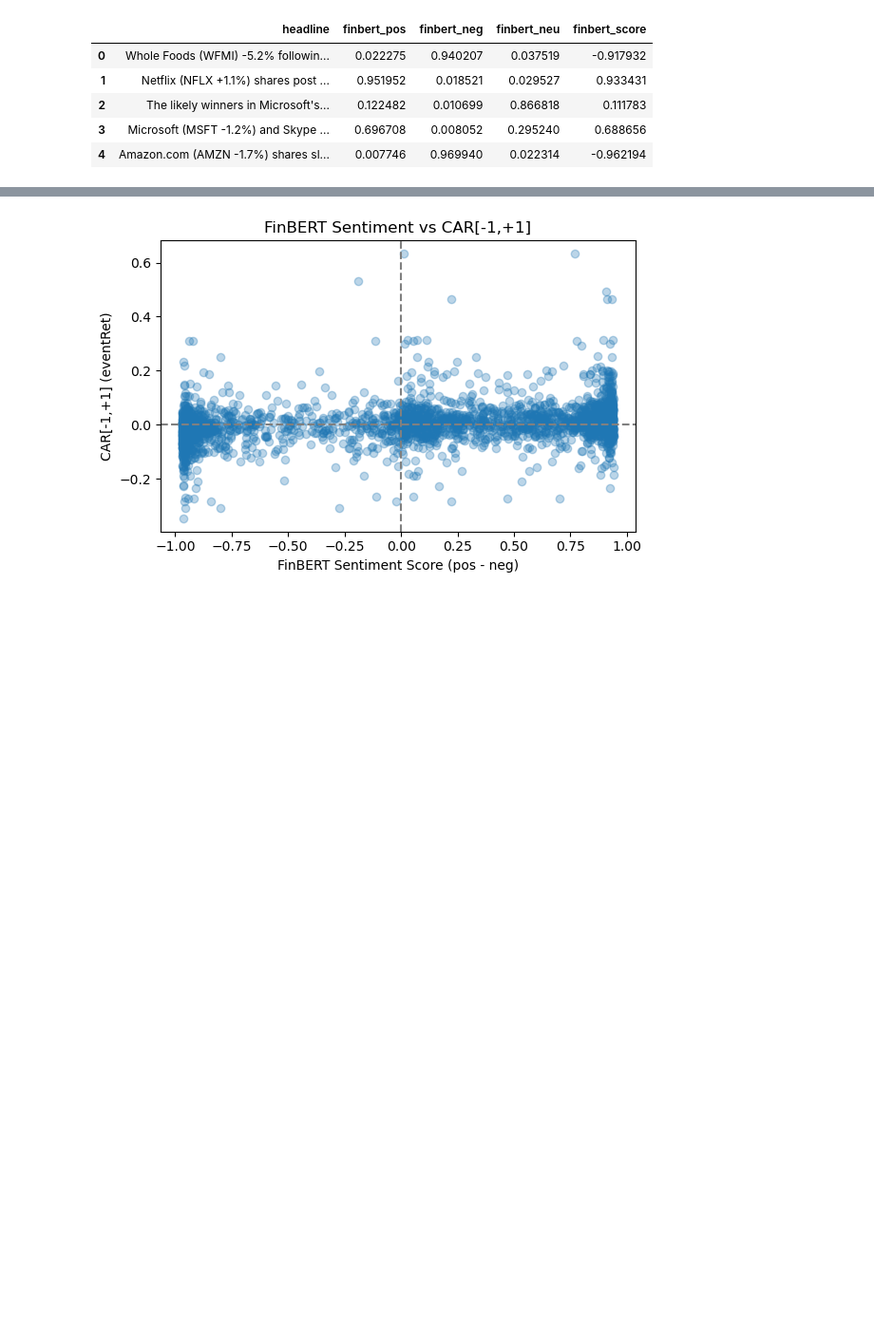
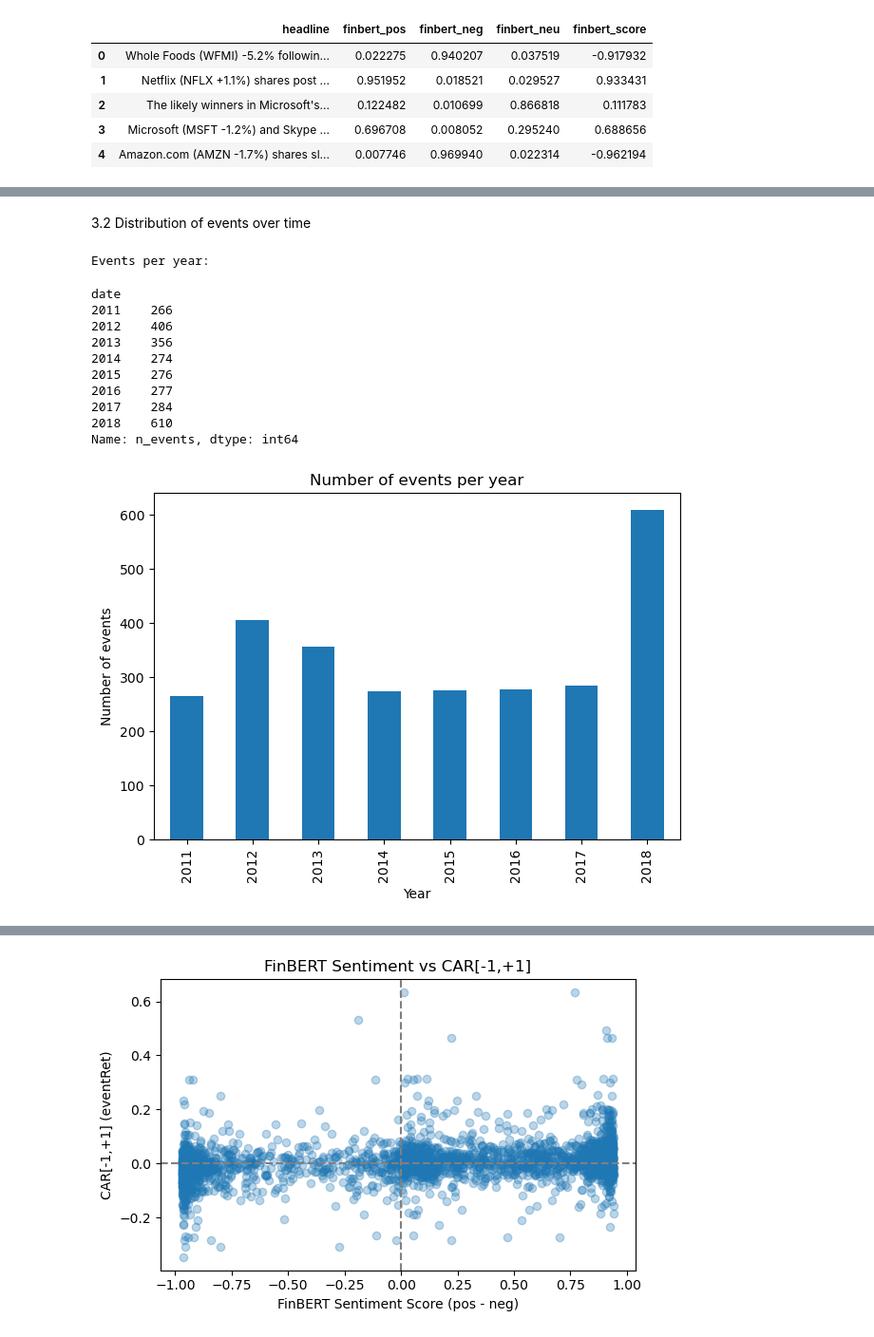
Before and after one commit to Jeandeng47/earnings-alpha, a Jupyter notebook: notebooks/final.ipynb, the cells around one changed output, grey strips where cells are left out. Shown at 95% size. Cells and saved outputs as stored; diff of their text form; code cells hidden in the pictures; blank space fills up the shorter version.

```diff
--- a/notebooks/final.ipynb
+++ b/notebooks/final.ipynb
@@ -189,0 +216,35 @@ data_df[["headline", "finbert_pos", "finbert_neg", "finbert_neu", "finbert_score
+# %% [markdown]
+3.2 Distribution of events over time
+# %%
+events_per_year = (
+    pd.Series(data_df['date'])
+    .astype('datetime64[ns]')
+    .dt.year
+    .value_counts()
+    .sort_index()
+    .rename("n_events")
+)
+
+print("Events per year:")
+display(events_per_year)
+
+plt.figure()
+events_per_year.plot(kind='bar')
+plt.title("Number of events per year")
+plt.xlabel("Year")
+plt.ylabel("Number of events")
+plt.tight_layout()
+plt.show()
+# %% [output]
+Events per year:
+date
+2011    266
+2012    406
+2013    356
+2014    274
+2015    276
+2016    277
+2017    284
+2018    610
+Name: n_events, dtype: int64
+[figure, added]
```
Also changed, not shown: parts of 41 cells of this notebook, 1 other file.
